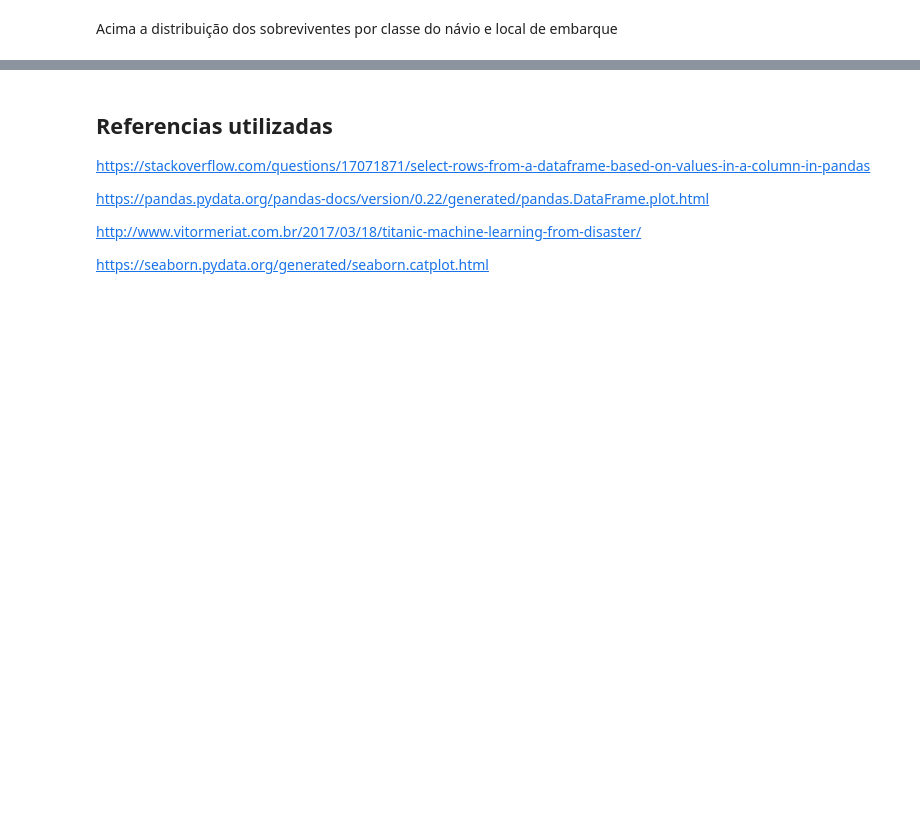
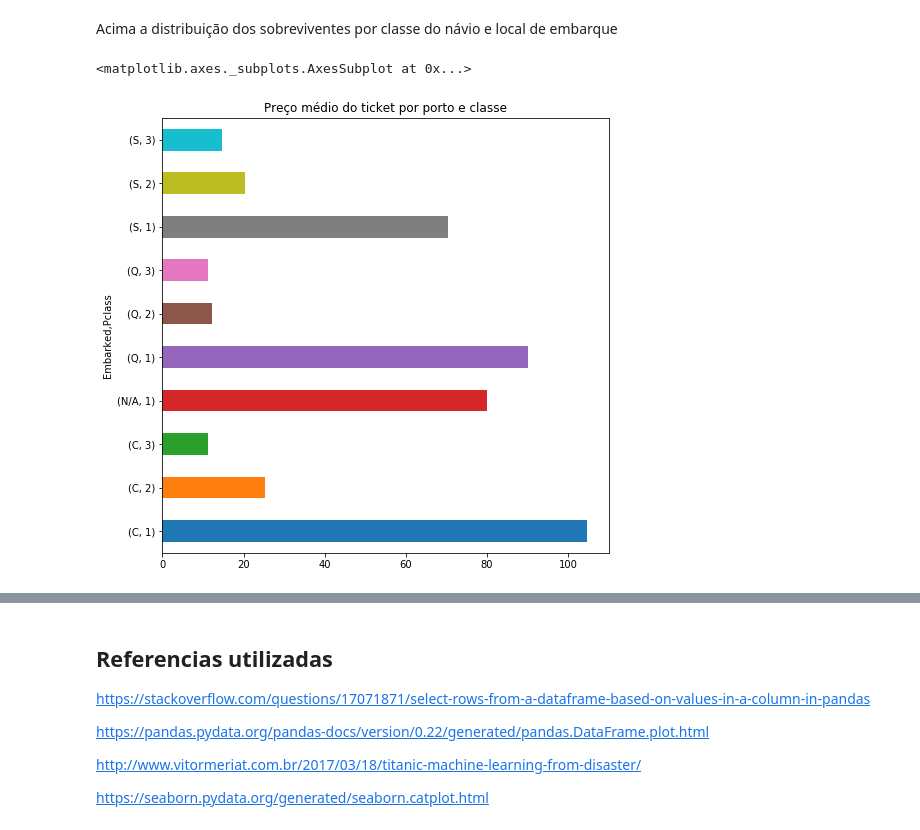
Before and after one commit to ERodrigues/Analise_dados_titanic, a Jupyter notebook: Analise_dados_Titanic.ipynb, the cells around one changed output, grey strips where cells are left out. Cells and saved outputs as stored; diff of their text form; code cells hidden in the pictures; blank space fills up the shorter version.

```diff
--- a/Analise_dados_Titanic.ipynb
+++ b/Analise_dados_Titanic.ipynb
@@ -186,3 +201,8 @@ sns.factorplot(x="Embarked", y="Survived", col="Pclass", data=df, saturation=.4,
 [figure]
 # %% [markdown]
 Acima a distribuição dos sobreviventes por classe do návio e local de embarque
+# %%
+df.groupby(['Embarked', 'Pclass'])['Fare'].mean().plot(kind='barh', title='Preço médio do ticket por porto e classe', figsize=(8,8))
+# %% [output]
+<matplotlib.axes._subplots.AxesSubplot at 0x...>
+[figure, added]
```
Also changed, not shown: parts of 9 cells of this notebook.
